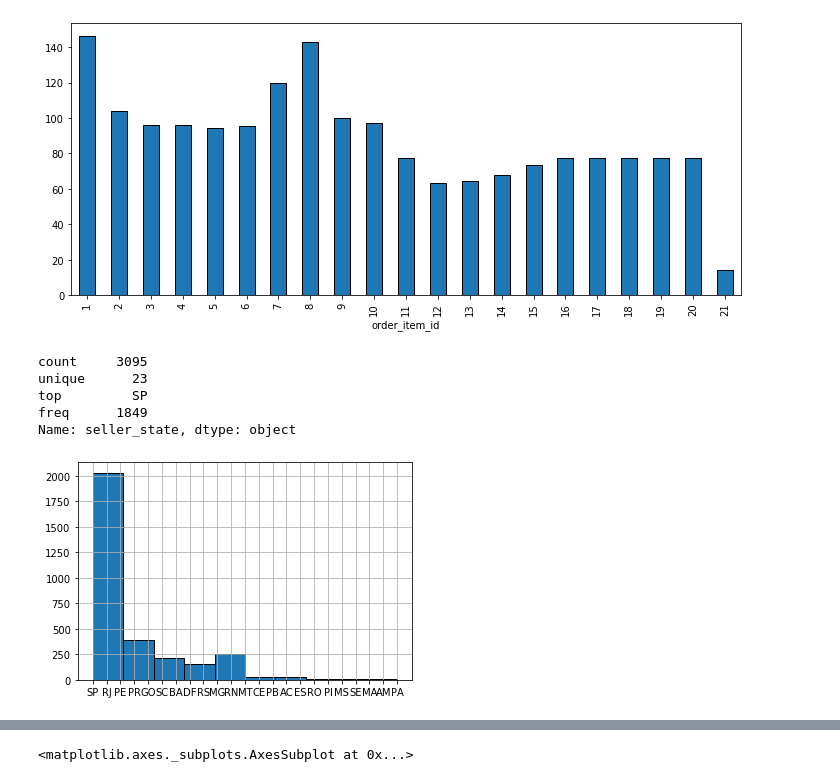
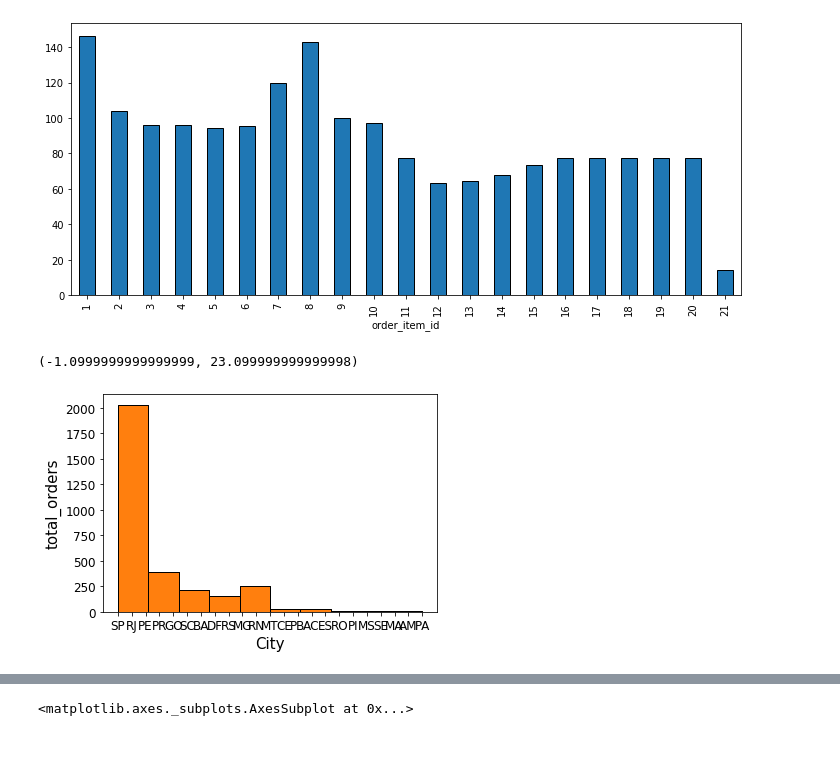
Before and after one commit to jorellano/E_commerce, a Jupyter notebook: EDA.ipynb, the cells around one changed output, grey strips where cells are left out. Drawn from its saved outputs; the diff is of its cells as text; code cells hidden in the pictures; blank space fills up the shorter version.

```diff
--- a/EDA.ipynb
+++ b/EDA.ipynb
@@ -199,15 +224,16 @@ order_items.groupby('order_item_id')['total_value'].mean().plot(kind='bar',figsi
 [figure]
 # %%
 seller['seller_state'].hist(bins=10)
+seller['seller_state'].hist(bins=10, grid=False, xlabelsize=12, ylabelsize=12)
+plt.xlabel("City", fontsize=15)
+plt.ylabel("total_orders",fontsize=15)
+plt.xlim()
 #most of the orders come from Sao Paolo, nearly 60% of orders come from SP
 
 
-seller['seller_state'].describe()
+#seller['seller_state'].describe()
+#seller['seller_state'].value_counts()
 # %% [output]
-count     3095
-unique      23
-top         SP
-freq      1849
-Name: seller_state, dtype: object
+(-1.0999999999999999, 23.099999999999998)
-[figure, old version]
+[figure, new version]
 # %%
```
Also changed, not shown: parts of 19 cells of this notebook.
